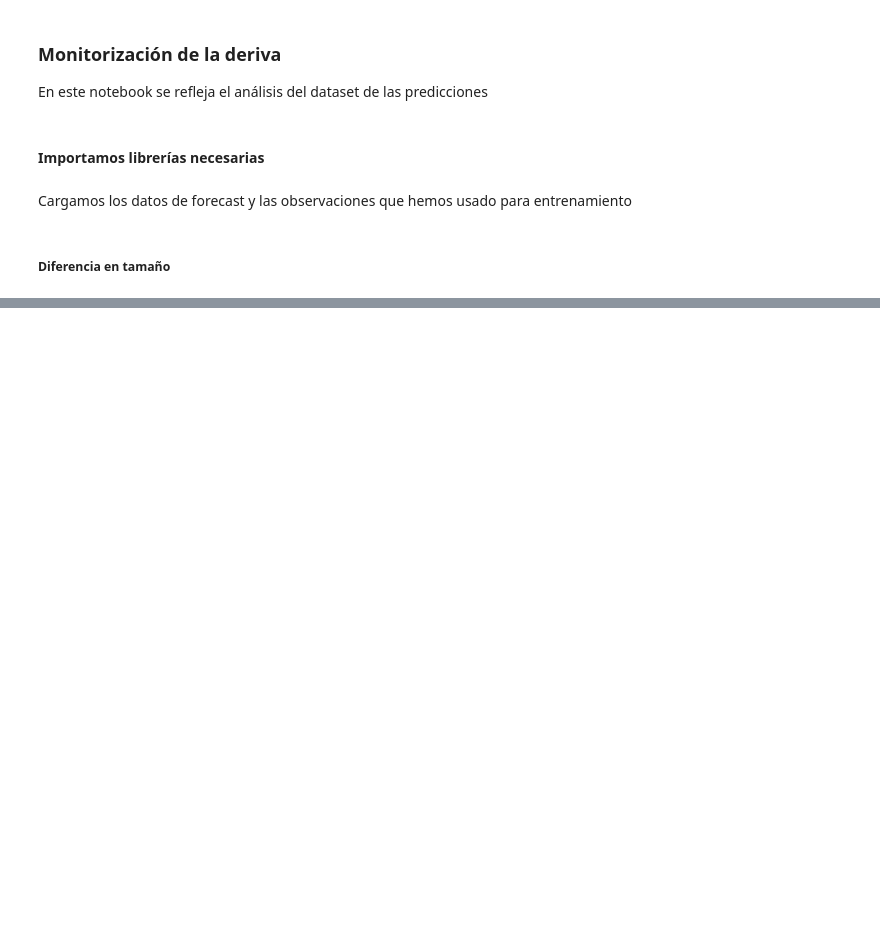
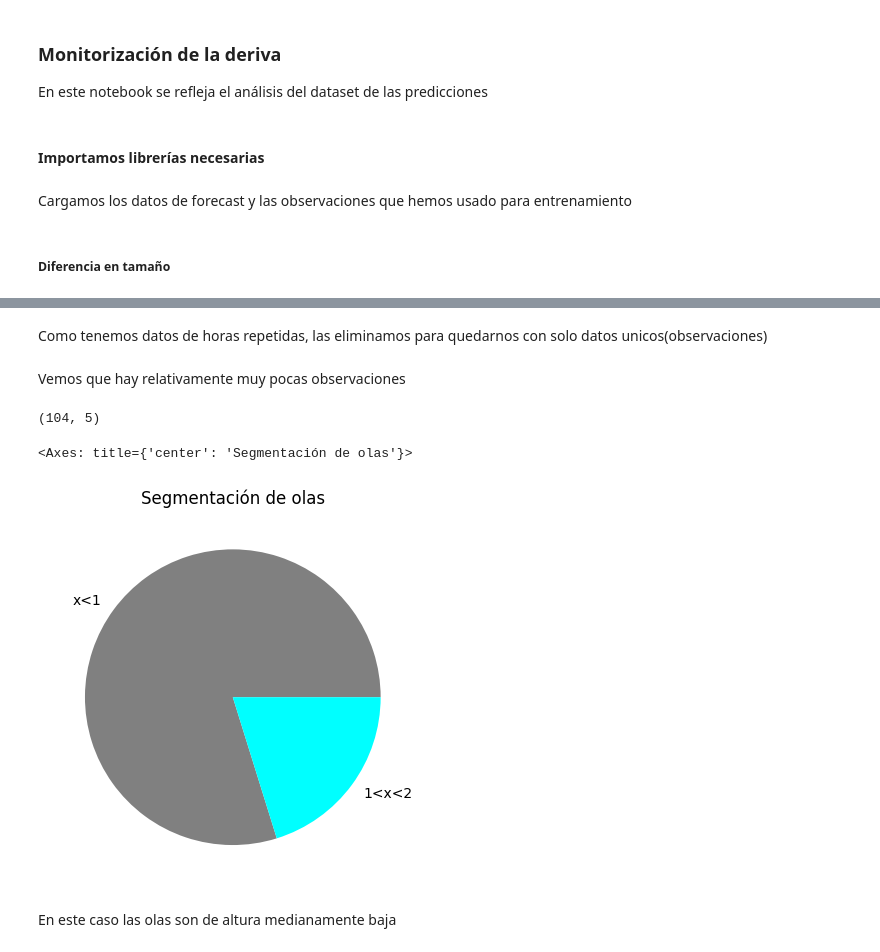
Before and after one commit to MarioBaldocchi/PD, a Jupyter notebook: forecasts/monitorizacion.ipynb, the cells around one changed output, grey strips where cells are left out. Drawn from its saved outputs; the diff is of its cells as text; code cells hidden in the pictures; blank space fills up the shorter version.

```diff
--- a/forecasts/monitorizacion.ipynb
+++ b/forecasts/monitorizacion.ipynb
@@ -36,0 +119,30 @@ Nos fijaremos en las importancias sacadas del notebook de evaluacion de modelos
+# %%
+df_forecast_con_olas = df_forecast[~df_forecast.AlturaOlas.isna()]
+# %% [markdown]
+Como tenemos datos de horas repetidas, las eliminamos para quedarnos con solo datos unicos(observaciones)
+# %%
+alturasObservaciones = df_forecast_con_olas.drop_duplicates(['anio', 'mes', 'dia', 'hora'])[['anio', 'mes', 'dia', 'hora', 'AlturaOlas']]
+# %% [markdown]
+Vemos que hay relativamente muy pocas observaciones
+# %%
+alturasObservaciones.shape
+# %% [output]
+(104, 5)
+# %%
+def class_ola(ola):
+    if (ola < 1):
+        return "x<1"
+    if (ola < 2):
+        return "1<x<2"
+    if (ola < 3):
+        return "2<x<3"
+    else:
+        return "x>3"
+# %%
+ola_clas = alturasObservaciones.AlturaOlas.map(class_ola)
+ola_clas.value_counts().plot(kind='pie', label='', title='Segmentación de olas', colors=['gray', "aqua", "yellow", "red"])
+# %% [output]
+<Axes: title={'center': 'Segmentación de olas'}>
+[figure, added]
+# %% [markdown]
+En este caso las olas son de altura medianamente baja
```
Also changed, not shown: parts of 25 cells of this notebook.
